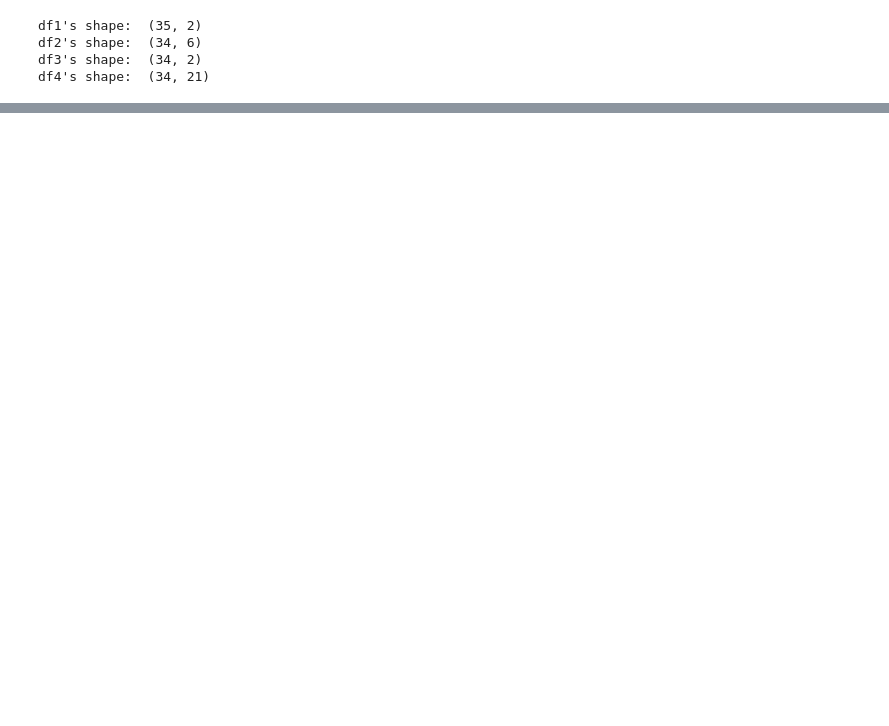
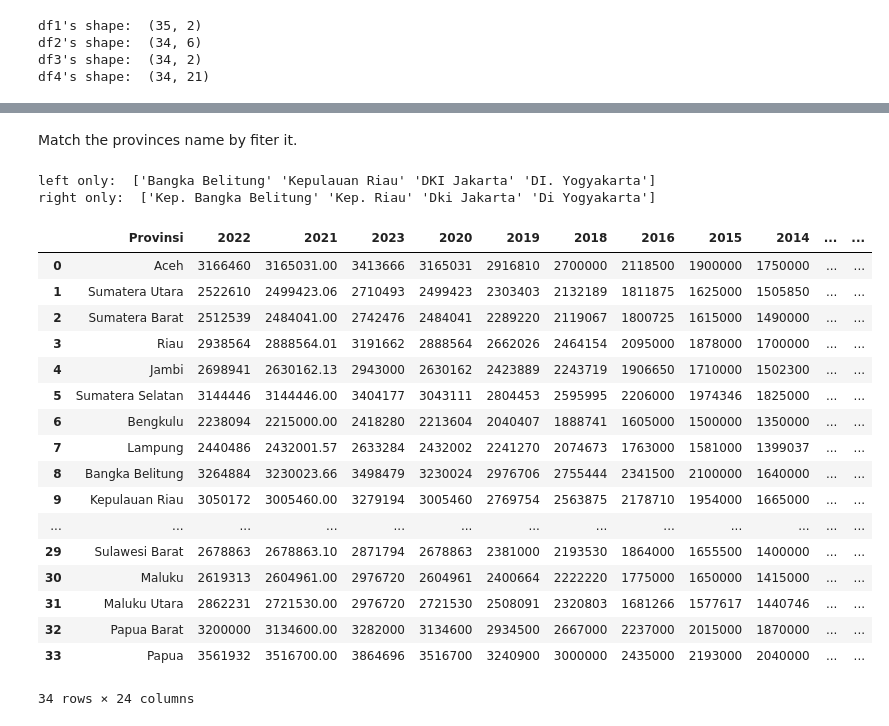
Before and after one commit to datawithalvin/indonesia-provinces-minimum-wage, a Jupyter notebook: notebooks/data-cleansing-and-preparation.ipynb, the cells around one changed output, grey strips where cells are left out. Saved outputs shown, nothing was run; the diff lists cells and outputs as text; code cells hidden in the pictures; blank space fills up the shorter version.

Commit message:
Finish data cleansing and data preparation

```diff
--- a/notebooks/data-cleansing-and-preparation.ipynb
+++ b/notebooks/data-cleansing-and-preparation.ipynb
@@ -84,0 +209,16 @@ Dataframes description:
+# %%
+# remove leading and trailing whitespace
+df3["Provinsi"] = df3["Provinsi"].str.rstrip()
+df3["Provinsi"] = df3["Provinsi"].str.lstrip()
+
+# merge the dataframes and display what provinces that only contain in the left and right dataframe
+right_merged = merged_df.merge(df3, on="Provinsi", how="right", indicator=True)
+left_merged = merged_df.merge(df3, on="Provinsi", how="left", indicator=True)
+
+# filter
+right_merged = right_merged[right_merged["_merge"]=="right_only"]
+left_merged = left_merged[left_merged["_merge"]=="left_only"]
+
+# display the fitlered data
+print("left only: ", left_merged["Provinsi"].unique())
+print("right only: ", right_merged["Provinsi"].unique())
@@ -84,0 +228,10 @@ Dataframes description:
+# %%
+# rename the provinces name
+df3["Provinsi"] = df3["Provinsi"].replace({'Kep. Bangka Belitung':'Bangka Belitung',
+                                          'Kep. Riau':'Kepulauan Riau','DI Yogyakarta':'DI. Yogyakarta'})
+
+# merge dataframes
+merged_df2 = merged_df.merge(df3, on="Provinsi", how="outer")
+
+# display the result
+merged_df2
@@ -84,0 +272,9 @@ Dataframes description:
+# %%
+# rename column
+df4 = df4.rename(columns={"provinsi":"Provinsi"})
+
+# change name to title cas
+df4["Provinsi"] = df4["Provinsi"].str.title()
+
+# display its first five provinces
+df4["Provinsi"].head()
@@ -84,0 +288,45 @@ Dataframes description:
+# %% [markdown]
+Match the provinces name by fiter it.
+# %%
+right_merged = merged_df2.merge(df4, on="Provinsi", how="right", indicator=True)
+left_merged = merged_df2.merge(df4, on="Provinsi", how="left", indicator=True)
+
+# filter
+right_merged = right_merged[right_merged["_merge"]=="right_only"]
+left_merged = left_merged[left_merged["_merge"]=="left_only"]
+
+# display result
+print("left only: ", left_merged["Provinsi"].unique())
+print("right only: ", right_merged["Provinsi"].unique())
+# %% [output]
+left only:  ['Bangka Belitung' 'Kepulauan Riau' 'DKI Jakarta' 'DI. Yogyakarta']
+right only:  ['Kep. Bangka Belitung' 'Kep. Riau' 'Dki Jakarta' 'Di Yogyakarta']
+# %%
+# replace the provinces name so it will match to the toher dataframe
+df4["Provinsi"] = df4["Provinsi"].replace({'Kep. Bangka Belitung':'Bangka Belitung', 'Dki Jakarta':'DKI Jakarta',
+                                          'Kep. Riau':'Kepulauan Riau','Di Yogyakarta':'DI. Yogyakarta'})
+
+# final merge
+merged_all = merged_df2.merge(df4, on="Provinsi", how="outer")
+
+# display the result
+merged_all
+# %% [output]
+|  | Provinsi | 2022 | 2021 | 2023 | 2020 | 2019 | 2018 | 2016 | 2015 | 2014 | ... | ... |
+| 0 | Aceh | 3166460 | 3165031.00 | 3413666 | 3165031 | 2916810 | 2700000 | 2118500 | 1900000 | 1750000 | ... | ... |
+| 1 | Sumatera Utara | 2522610 | 2499423.06 | 2710493 | 2499423 | 2303403 | 2132189 | 1811875 | 1625000 | 1505850 | ... | ... |
+| 2 | Sumatera Barat | 2512539 | 2484041.00 | 2742476 | 2484041 | 2289220 | 2119067 | 1800725 | 1615000 | 1490000 | ... | ... |
+| 3 | Riau | 2938564 | 2888564.01 | 3191662 | 2888564 | 2662026 | 2464154 | 2095000 | 1878000 | 1700000 | ... | ... |
+| 4 | Jambi | 2698941 | 2630162.13 | 2943000 | 2630162 | 2423889 | 2243719 | 1906650 | 1710000 | 1502300 | ... | ... |
+| 5 | Sumatera Selatan | 3144446 | 3144446.00 | 3404177 | 3043111 | 2804453 | 2595995 | 2206000 | 1974346 | 1825000 | ... | ... |
+| 6 | Bengkulu | 2238094 | 2215000.00 | 2418280 | 2213604 | 2040407 | 1888741 | 1605000 | 1500000 | 1350000 | ... | ... |
+| 7 | Lampung | 2440486 | 2432001.57 | 2633284 | 2432002 | 2241270 | 2074673 | 1763000 | 1581000 | 1399037 | ... | ... |
+| 8 | Bangka Belitung | 3264884 | 3230023.66 | 3498479 | 3230024 | 2976706 | 2755444 | 2341500 | 2100000 | 1640000 | ... | ... |
+| 9 | Kepulauan Riau | 3050172 | 3005460.00 | 3279194 | 3005460 | 2769754 | 2563875 | 2178710 | 1954000 | 1665000 | ... | ... |
+| ... | ... | ... | ... | ... | ... | ... | ... | ... | ... | ... | ... | ... |
+| 29 | Sulawesi Barat | 2678863 | 2678863.10 | 2871794 | 2678863 | 2381000 | 2193530 | 1864000 | 1655500 | 1400000 | ... | ... |
+| 30 | Maluku | 2619313 | 2604961.00 | 2976720 | 2604961 | 2400664 | 2222220 | 1775000 | 1650000 | 1415000 | ... | ... |
+| 31 | Maluku Utara | 2862231 | 2721530.00 | 2976720 | 2721530 | 2508091 | 2320803 | 1681266 | 1577617 | 1440746 | ... | ... |
+| 32 | Papua Barat | 3200000 | 3134600.00 | 3282000 | 3134600 | 2934500 | 2667000 | 2237000 | 2015000 | 1870000 | ... | ... |
+| 33 | Papua | 3561932 | 3516700.00 | 3864696 | 3516700 | 3240900 | 3000000 | 2435000 | 2193000 | 2040000 | ... | ... |
+34 rows × 24 columns
```
Also changed, not shown: parts of 43 cells of this notebook, 3 other files.
